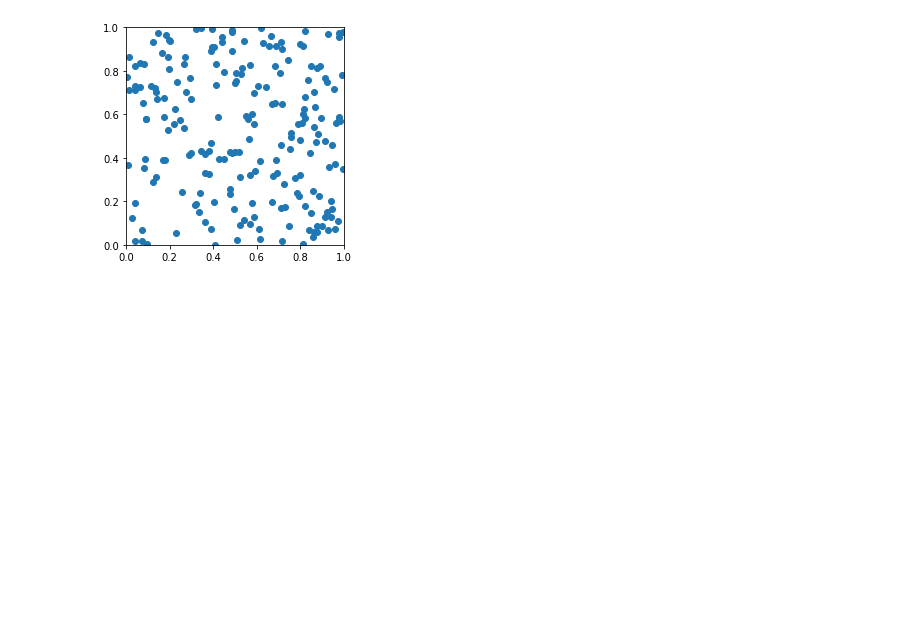
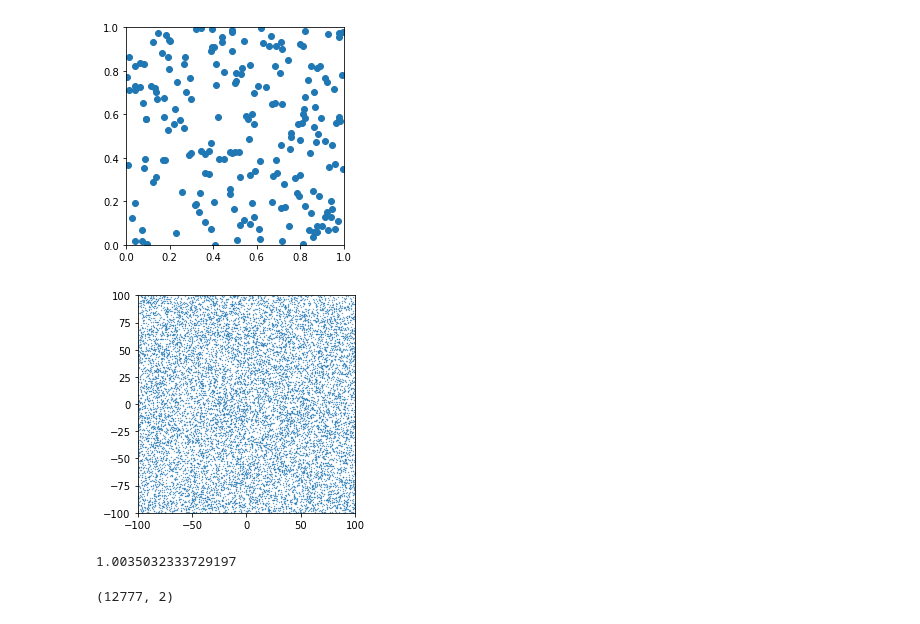
Before and after one commit to For-a-few-DPPs-more/structure-factor, a Jupyter notebook: notebooks/Poisson-process-and-windows.ipynb, the cells around one changed output. Drawn from its saved outputs; the diff is of its cells as text; code cells hidden in the pictures; blank space fills up the shorter version.

Commit message:
add to notebook Poisson-process-and-window the  code to simulate a ppp in a Boxwindow

```diff
--- a/notebooks/Poisson-process-and-windows.ipynb
+++ b/notebooks/Poisson-process-and-windows.ipynb
@@ -42,3 +42,26 @@ ax.set_aspect('equal', 'box')
 plt.show()
 # %% [output]
 [figure]
+# %%
+import numpy as np
+bounds= np.array([[-100, -100], [100, 100]])
+box_window = BoxWindow(bounds)
+intensity = 1/ np.pi
+pp = HomogeneousPoissonPointProcess(intensity)
+points = pp.generate_sample(box_window, random_state=0)
+fig, ax = plt.subplots()
+ax.scatter(points[:, 0], points[:, 1], s=0.1)
+ax.set_xlim(box_window.bounds[:, 0])
+ax.set_ylim(box_window.bounds[:, 1])
+ax.set_aspect('equal', 'box')
+plt.show()
+# %% [output]
+[figure, added]
+# %%
+points.shape[0]/(box_window.volume* intensity)
+# %% [output]
+1.0035032333729197
+# %%
+points.shape
+# %% [output]
+(12777, 2)
```
Also changed, not shown: parts of 1 cell of this notebook, 2 other files.
